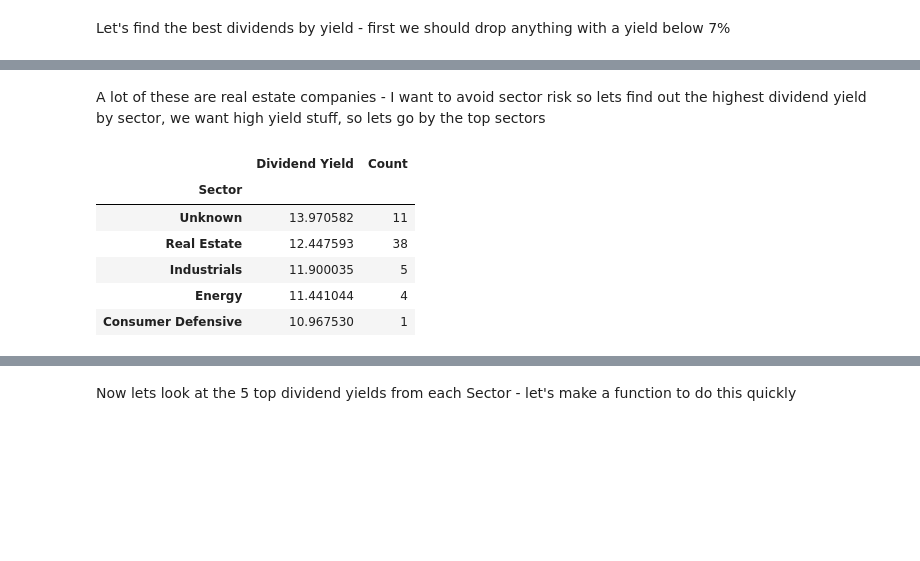
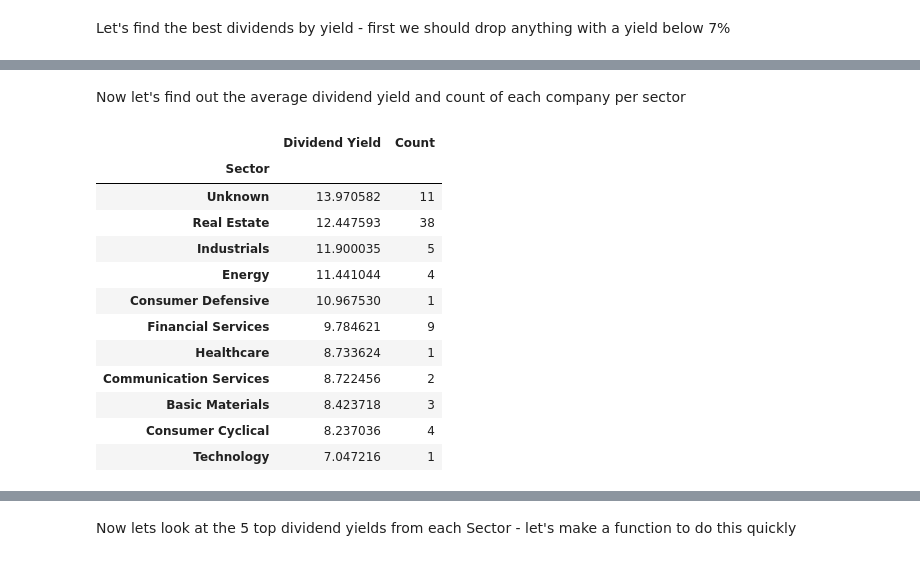
Before and after one commit to edy1482/Russel-2000, a Jupyter notebook: Dividend-Analysis.ipynb, the cells around one changed output, grey strips where cells are left out. Saved outputs shown, nothing was run; the diff lists cells and outputs as text; code cells hidden in the pictures; blank space fills up the shorter version.

```diff
--- a/Dividend-Analysis.ipynb
+++ b/Dividend-Analysis.ipynb
@@ -41,17 +41,23 @@ df.head()
 | 1164 | ORC | Orchid Island Capital Inc | Real Estate | 997.0% | 19.257773 | 0.0% | 19.7% | ... |
 | 147 | ARR | ARMOUR Residential REIT Inc | Real Estate | 509.0% | 18.860511 | -20.0% | -4.4% | ... |
 | 717 | HMST | HomeStreet Inc | Financial Services | 603.0% | 18.299261 | NaN | NaN | ... |
-# %% [markdown]
-A lot of these are real estate companies - I want to avoid sector risk so lets find out the highest dividend yield by sector, we want high yield stuff, so lets go by the top sectors
+# %% [markdown]
+Now let's find out the average dividend yield and count of each company per sector
 # %%
 dt = df.groupby(['Sector'], dropna = False)[['Dividend Yield']].agg('mean').sort_values(by=['Dividend Yield'], ascending = False)
 dt['Count'] = df.groupby(['Sector'], dropna = False)[['Ticker']].agg('count')
-dt.head()
+dt
 # %% [output]
 |  | Dividend Yield | Count |
 | Sector |  |  |
 | Unknown | 13.970582 | 11 |
 | Real Estate | 12.447593 | 38 |
 | Industrials | 11.900035 | 5 |
 | Energy | 11.441044 | 4 |
 | Consumer Defensive | 10.967530 | 1 |
+| Financial Services | 9.784621 | 9 |
+| Healthcare | 8.733624 | 1 |
+| Communication Services | 8.722456 | 2 |
+| Basic Materials | 8.423718 | 3 |
+| Consumer Cyclical | 8.237036 | 4 |
+| Technology | 7.047216 | 1 |
```
Also changed, not shown: parts of 13 cells of this notebook.
